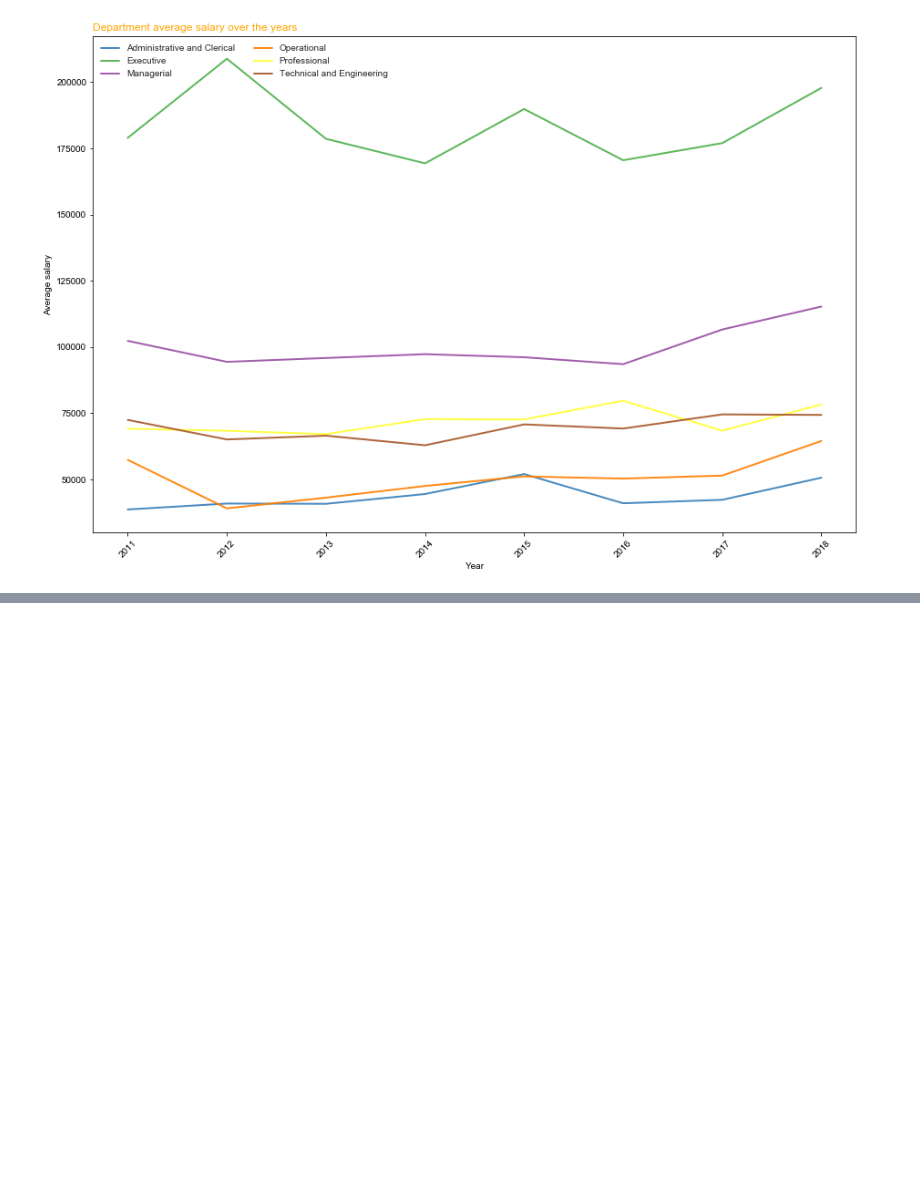
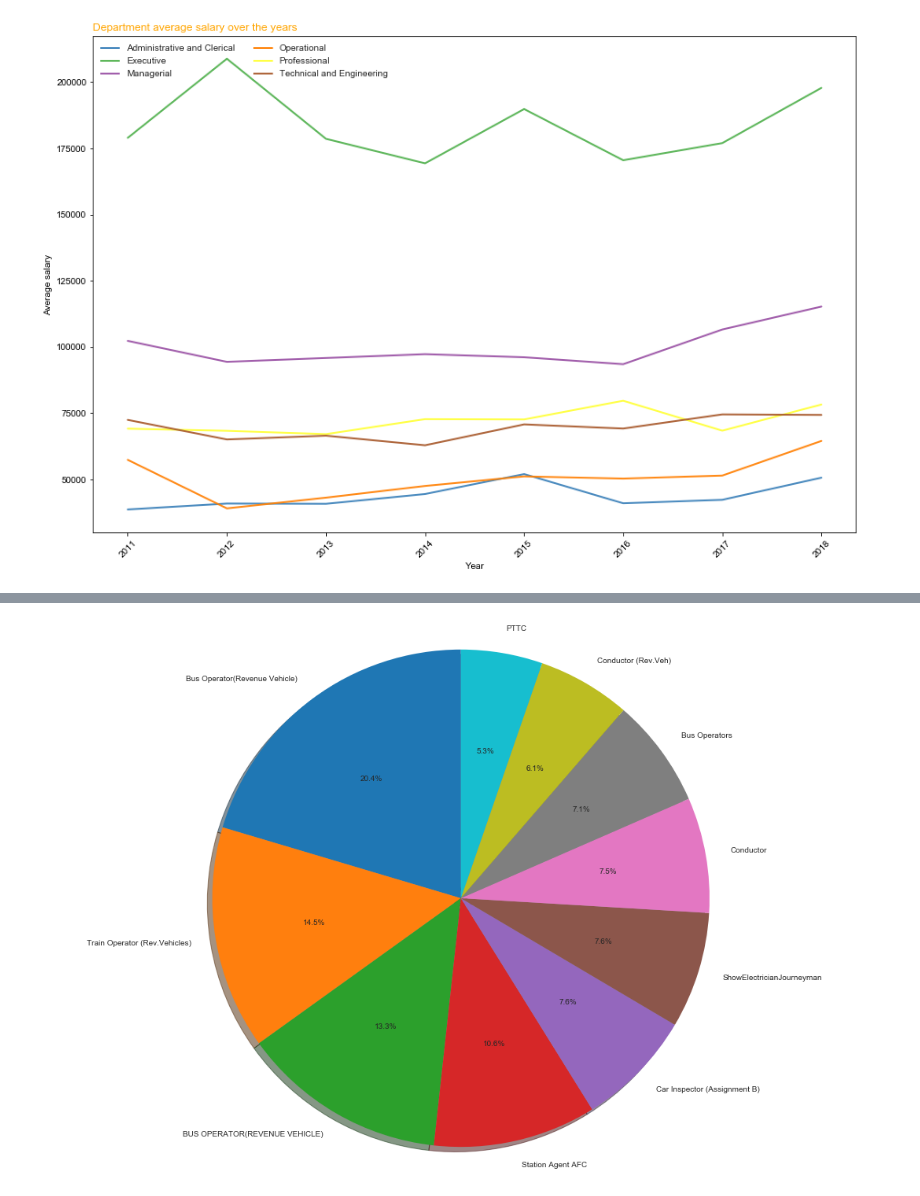
Before and after one commit to UBprojects/EAS503Project, a Jupyter notebook: project_notebook.ipynb, the cells around one changed output, grey strips where cells are left out. Saved outputs shown, nothing was run; the diff lists cells and outputs as text; code cells hidden in the pictures; blank space fills up the shorter version.

```diff
--- a/project_notebook.ipynb
+++ b/project_notebook.ipynb
@@ -30,0 +35,4 @@ plotter.plot_department_avg_salary_trend(limit=10)
+# %%
+plotter.plot_designation_employees_pie_chart(limit=10)
+# %% [output]
+[figure, added]
```
Also changed, not shown: parts of 1 cell of this notebook, 2 other files.
